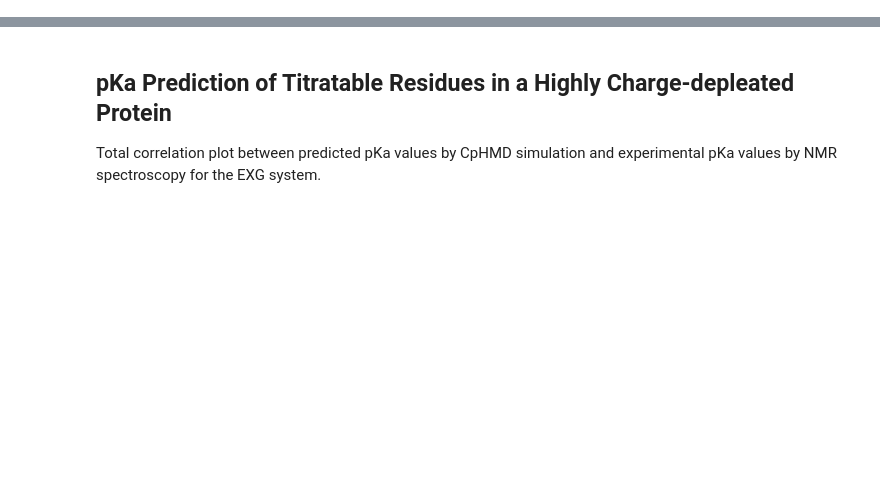
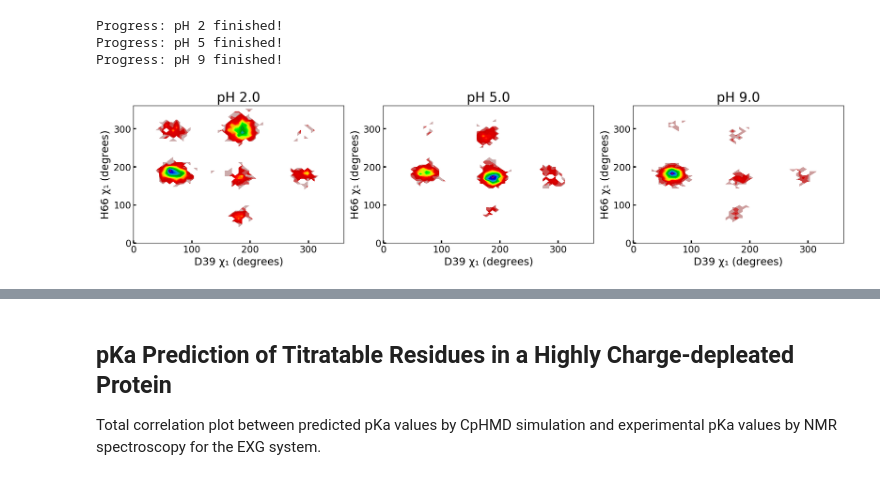
Before and after one commit to SHervoe-Hansen/Protein-Electrostatics, a Jupyter notebook: Protein_electrostatics.ipynb, the cells around one changed output, grey strips where cells are left out. Saved outputs shown, nothing was run; the diff lists cells and outputs as text; code cells hidden in the pictures; blank space fills up the shorter version.

```diff
--- a/Protein_electrostatics.ipynb
+++ b/Protein_electrostatics.ipynb
@@ -308,0 +324,47 @@ fig.tight_layout()
+# %%
+# pH values for which trajectories exists
+pHs = [2, 5, 9]
+
+# Initiate figure
+fig, axes = plt.subplots(nrows=1, ncols=3, figsize=(16, 4))
+
+for i, pH in enumerate(pHs):
+    # Load trajecotry
+    traj = md.load('trajectories/EXG_39D66H_pH{}.pdb'.format(pH))
+
+    chi1_matrix = md.compute_chi1(traj, periodic=True, opt=True)
+    chi1_Asp = np.asarray([np.rad2deg(chi1_matrix[1][i][26]) for i in range(traj.n_frames)]) # 26 is the index for Asp39
+    chi1_His = np.asarray([np.rad2deg(chi1_matrix[1][i][49]) for i in range(traj.n_frames)]) # 49 is the index for His66
+    chi1_Asp[chi1_Asp < 0] += 360
+    chi1_His[chi1_His < 0] += 360
+
+    mod_cmap = plt.cm.get_cmap('nipy_spectral_r')
+    mod_cmap.set_bad('white')
+    # histogram
+    z, xedge, yedge = np.histogram2d(chi1_Asp, chi1_His, bins=50, density=True)
+    x = 0.5*(xedge[:-1] + xedge[1:])
+    y = 0.5*(yedge[:-1] + yedge[1:])
+    z[z == 0] = np.nan
+    extent = [yedge[0], yedge[-1], xedge[0], xedge[-1]]
+
+    axes[i].contourf(x, y, z.T, 50, extent=extent, cmap=mod_cmap)
+    #axes[i].hist2d(chi1_Asp, chi1_His, bins=(50,50), range=((0,360),(0,360)), density=True, cmap='nipy_spectral')
+    print('Progress: pH {pH} finished!'.format(pH=pH))
+
+for i, ax in enumerate(axes):
+    ax.set_xlim(0, 361)
+    ax.set_ylim(0, 361)
+    ax.set_title('pH {:.1f}'.format(pHs[i]), fontsize=20)
+    ax.set_xlabel('D39 χ₁ (degrees)', fontsize=16)
+    ax.set_ylabel('H66 χ₁ (degrees)', fontsize=16)
+    ax.tick_params(which='major', direction='in', length=4, width=2, colors='black',
+                   grid_color='black', grid_alpha=0.5, labelsize=14)
+    ax.tick_params(which='minor', direction='in')
+
+fig.tight_layout()
+#fig.savefig('figures/D39H66_sidechain_dihedral.pdf', bbox_inches='tight')
+# %% [output]
+Progress: pH 2 finished!
+Progress: pH 5 finished!
+Progress: pH 9 finished!
+[figure, added]
```
Also changed, not shown: parts of 24 cells of this notebook, 14 other files.
